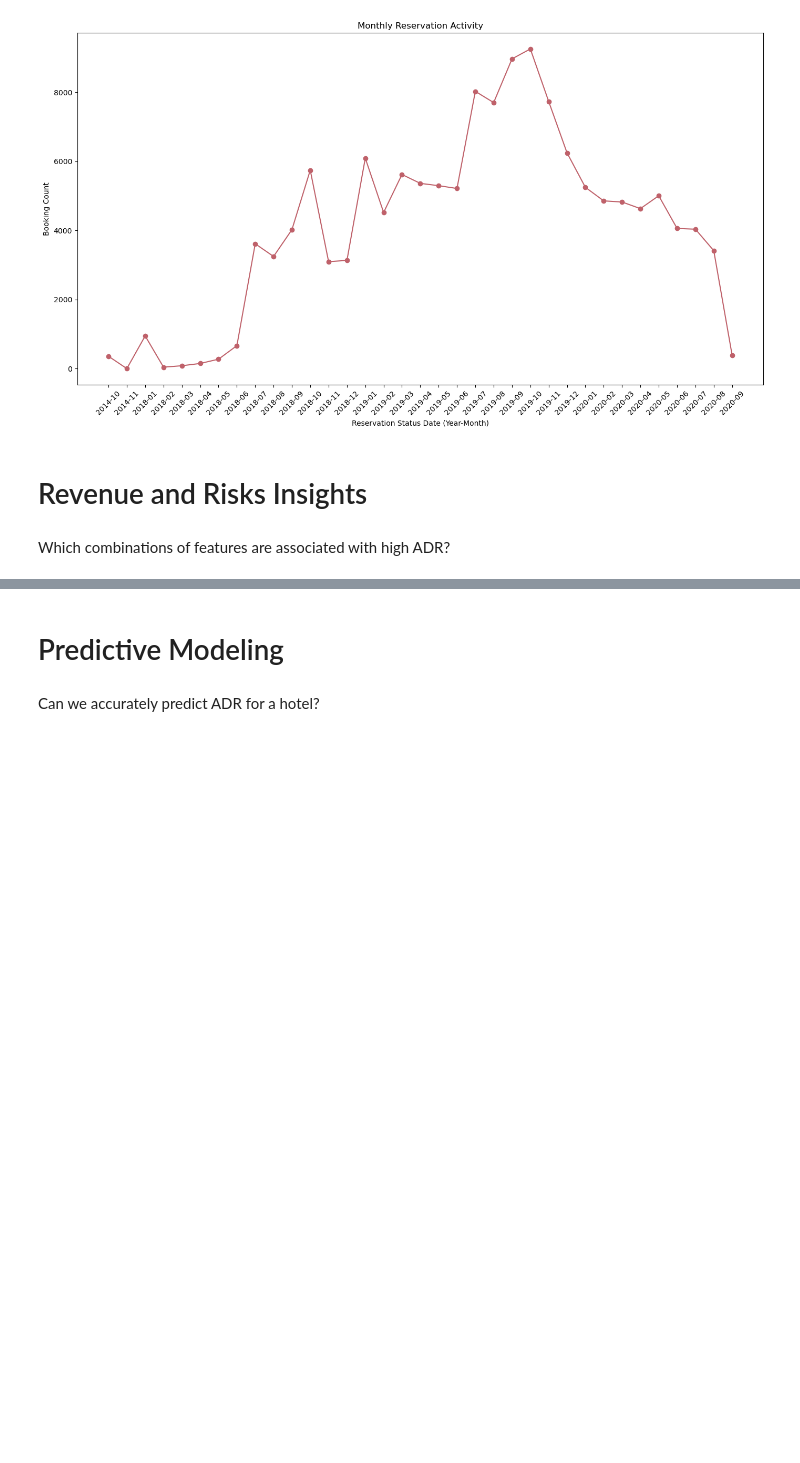
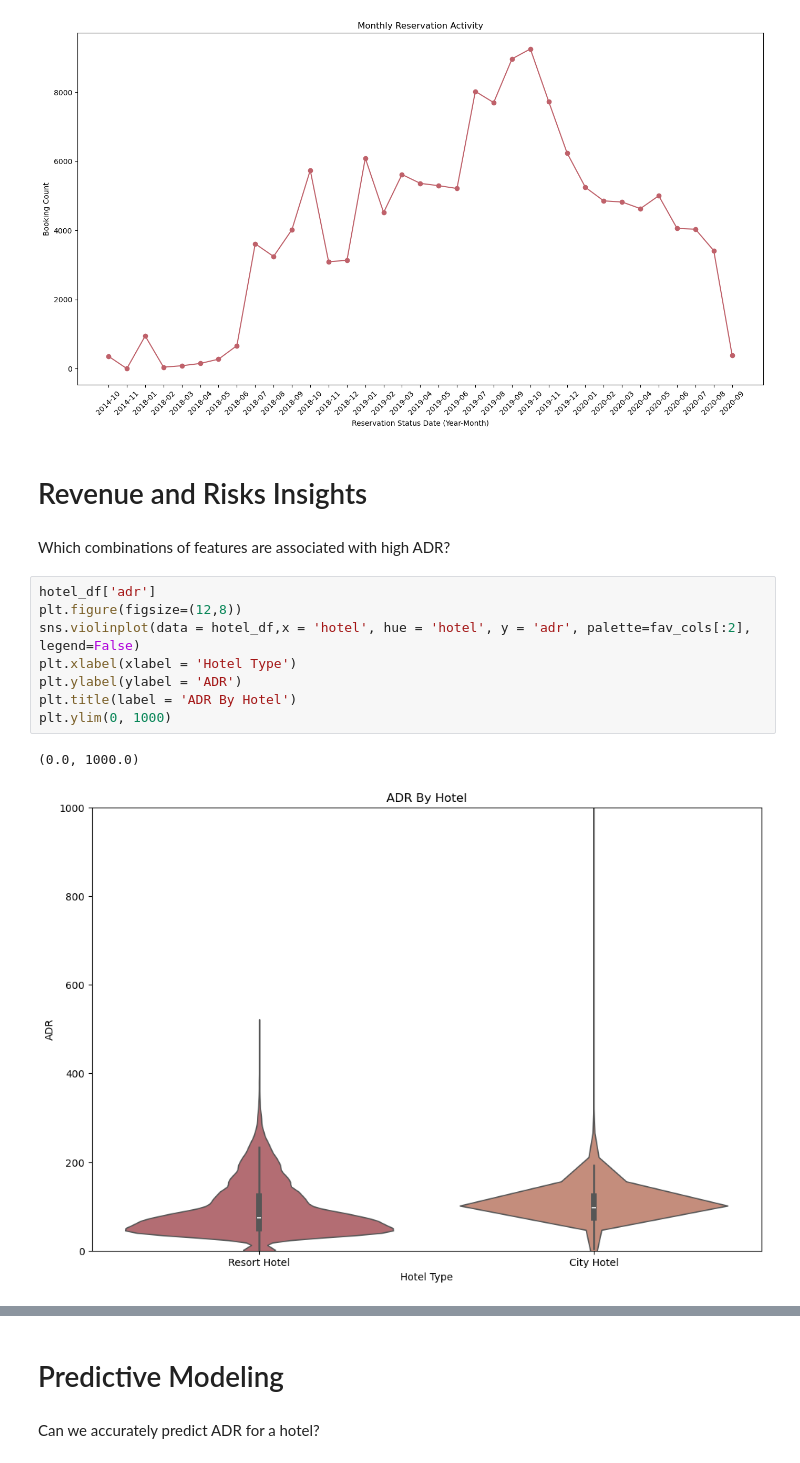
Before and after one commit to SMemic4/Hotels, a Jupyter notebook: notebooks/hotels.ipynb, the cells around one changed output, grey strips where cells are left out. Cells and saved outputs as stored; diff of their text form; blank space fills up the shorter version.

```diff
--- a/notebooks/hotels.ipynb
+++ b/notebooks/hotels.ipynb
@@ -701,3 +702,14 @@ plt.show()
 # Revenue and Risks Insights
 # %% [markdown]
 Which combinations of features are associated with high ADR?
+# %%
+hotel_df['adr']
+plt.figure(figsize=(12,8))
+sns.violinplot(data = hotel_df,x = 'hotel', hue = 'hotel', y = 'adr', palette=fav_cols[:2], legend=False)
+plt.xlabel(xlabel = 'Hotel Type')
+plt.ylabel(ylabel = 'ADR')
+plt.title(label = 'ADR By Hotel')
+plt.ylim(0, 1000)
+# %% [output]
+(0.0, 1000.0)
+[figure, added]
```
Also changed, not shown: parts of 3 cells of this notebook.
